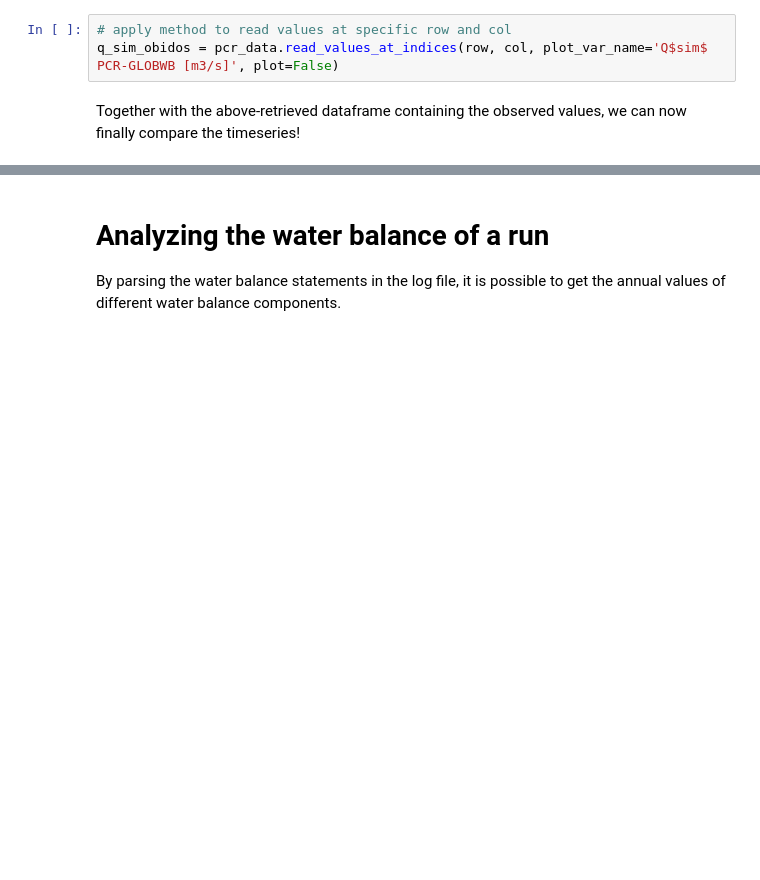
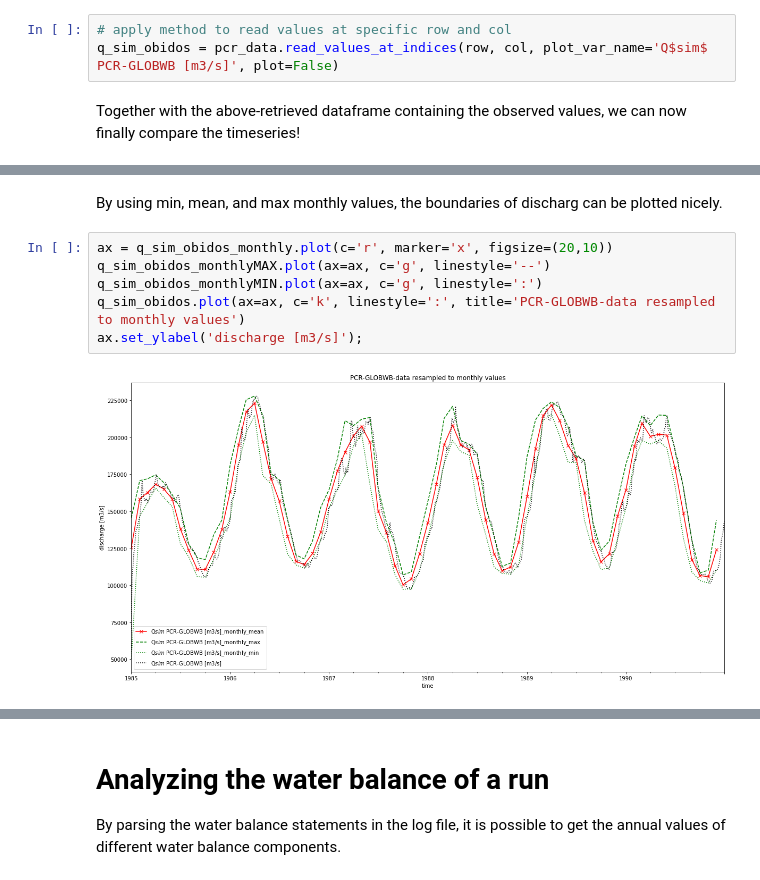
Before and after one commit to JannisHoch/pcrglobwb_utils, a Jupyter notebook: examples/example.ipynb, the cells around one changed output, grey strips where cells are left out. Drawn from its saved outputs; the diff is of its cells as text; blank space fills up the shorter version.

```diff
--- a/examples/example.ipynb
+++ b/examples/example.ipynb
@@ -195,0 +199,10 @@ It is also possible to resample timeseries from, for instance, daily values to m
+# %% [markdown]
+By using min, mean, and max monthly values, the boundaries of discharg can be plotted nicely.
+# %%
+ax = q_sim_obidos_monthly.plot(c='r', marker='x', figsize=(20,10))
+q_sim_obidos_monthlyMAX.plot(ax=ax, c='g', linestyle='--')
+q_sim_obidos_monthlyMIN.plot(ax=ax, c='g', linestyle=':')
+q_sim_obidos.plot(ax=ax, c='k', linestyle=':', title='PCR-GLOBWB-data resampled to monthly values')
+ax.set_ylabel('discharge [m3/s]');
+# %% [output]
+[figure, added]
```
Also changed, not shown: parts of 24 cells of this notebook, 2 other files.
